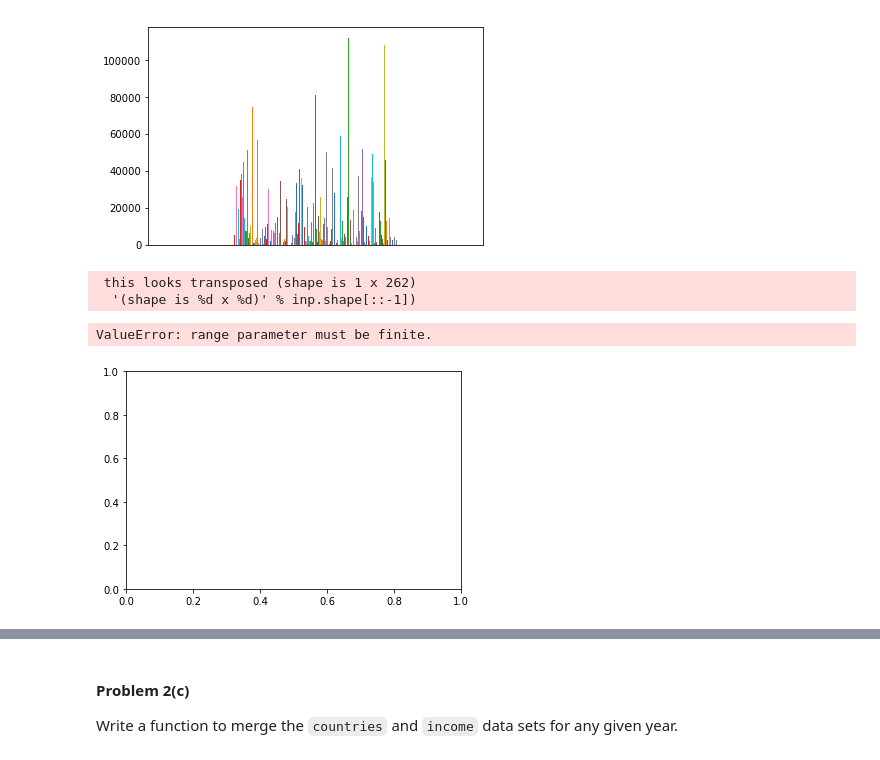
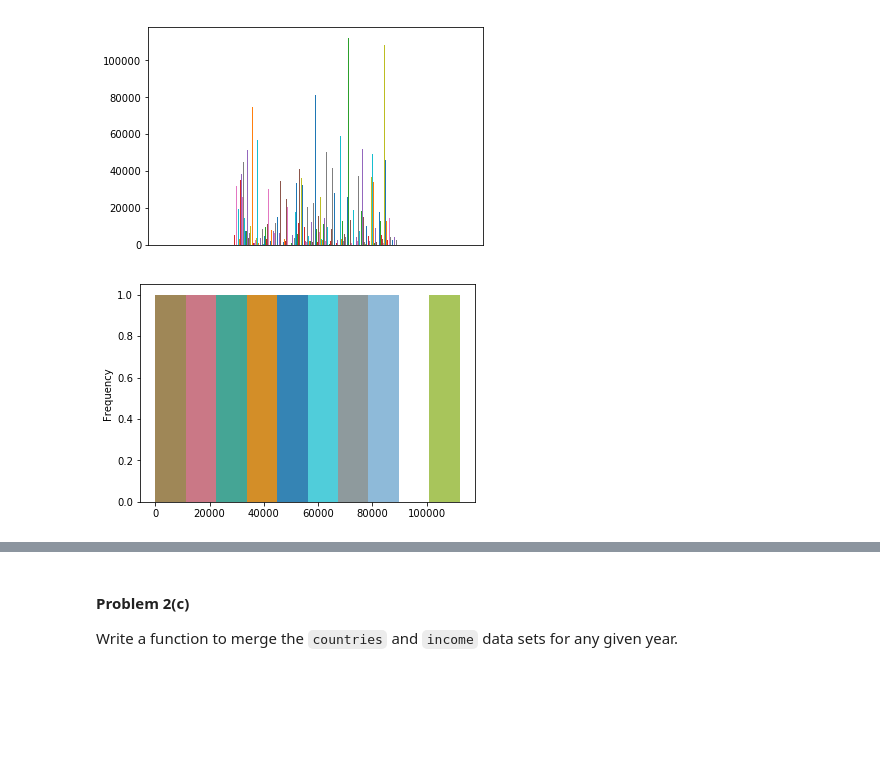
Before and after one commit to artgonline/2014, a Jupyter notebook: homework/HW1.ipynb, the cells around one changed output, grey strips where cells are left out. Drawn from its saved outputs; the diff is of its cells as text; code cells hidden in the pictures; blank space fills up the shorter version.

```diff
--- a/homework/HW1.ipynb
+++ b/homework/HW1.ipynb
@@ -264,10 +264,8 @@ plt.legend().set_visible(False)
 # %% [output]
 <matplotlib.figure.Figure at 0x...>
 [figure]
-# %%
-plt.hist(np.log10(pltdata.values), bins=20)
-# %% [output]
- this looks transposed (shape is 1 x 262)
-  '(shape is %d x %d)' % inp.shape[::-1])
-ValueError: range parameter must be finite.
-[figure, removed]
+# %%
+pltdata.plot.hist(alpha=.5)
+plt.legend().set_visible(False)
+# %% [output]
+[figure, added]
```
Also changed, not shown: parts of 12 cells of this notebook.
